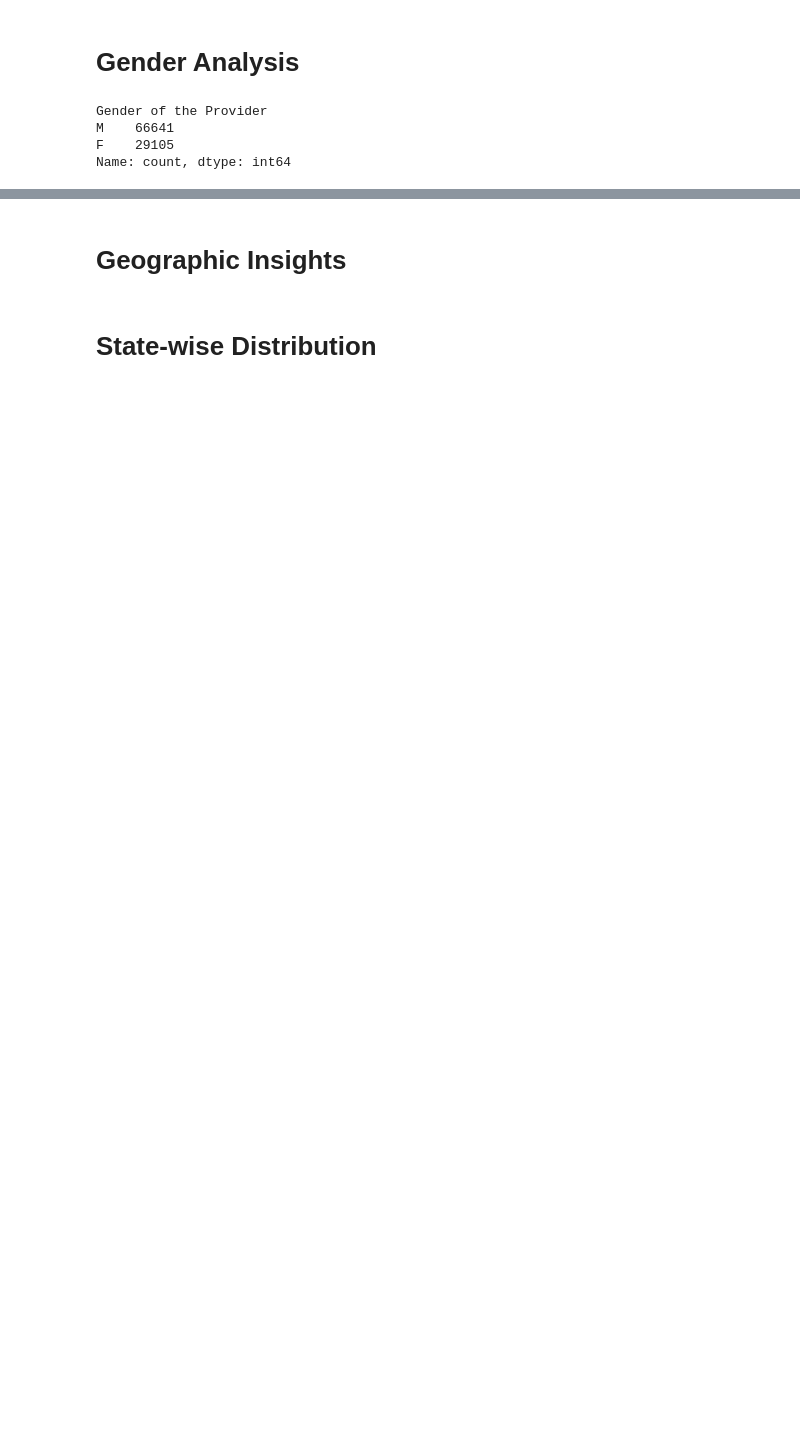
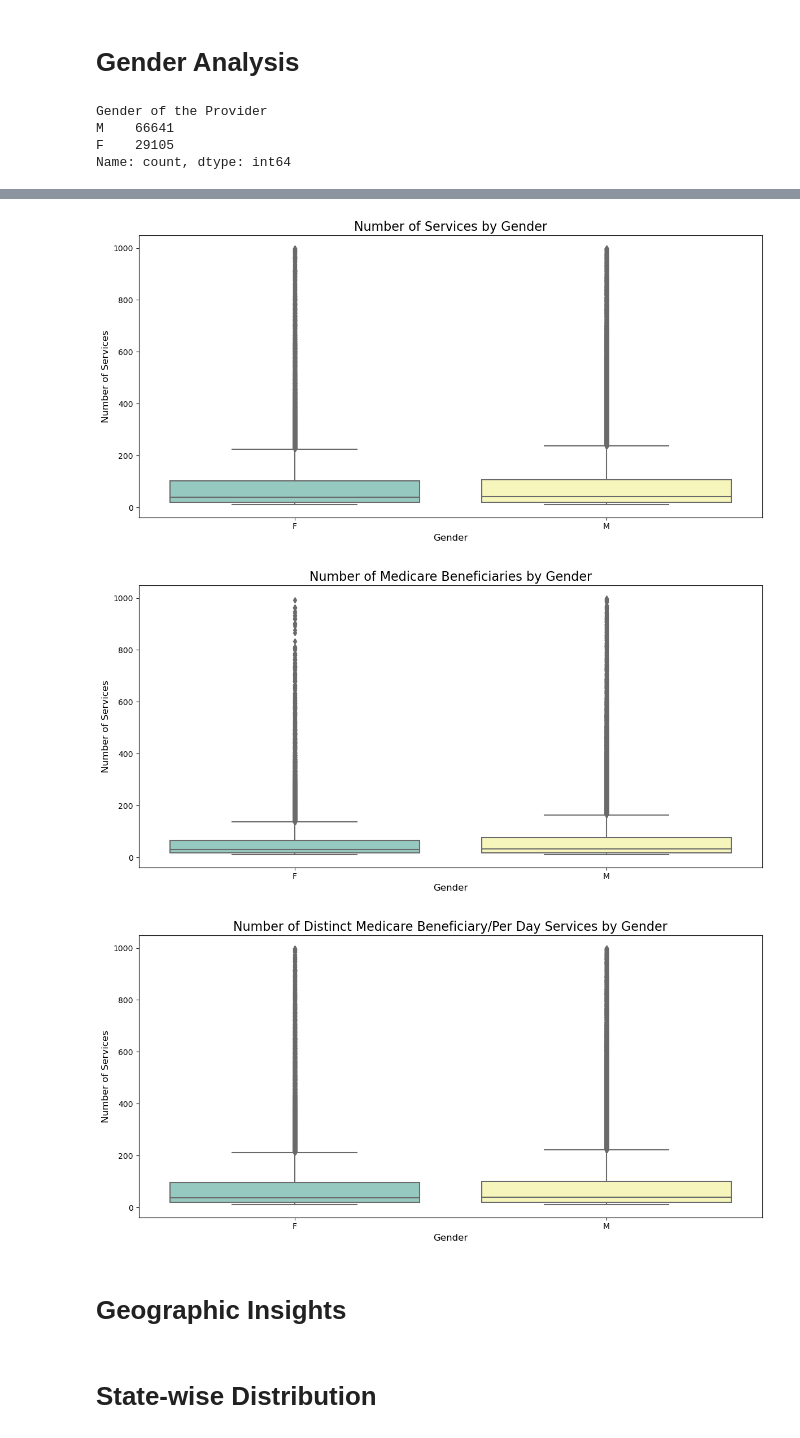
Before and after one commit to springboardmentor425/MediAlert-AI-Anomaly-Detection-for-Smarter-Healthcare-Insights, a Jupyter notebook: Task_01_EDA.ipynb, the cells around one changed output, grey strips where cells are left out. Cells and saved outputs as stored; diff of their text form; code cells hidden in the pictures; blank space fills up the shorter version.

```diff
--- a/Task_01_EDA.ipynb
+++ b/Task_01_EDA.ipynb
@@ -180,3 +225,29 @@ plt.show()
+# %%
+#Service Metrics:
+ # Number of Services
+ # Number of Medicare Beneficiaries
+ # Number of Distinct Medicare Beneficiary/Per Day Services
+
+service_metrics = [
+    'Number of Services', 'Number of Medicare Beneficiaries',
+    'Number of Distinct Medicare Beneficiary/Per Day Services']
+
+for metric in service_metrics:
+    plt.figure(figsize=(12, 6))
+    sns.boxplot(
+    x='Gender of the Provider',
+    y= metric,
+    data=dataset,
+    palette='Set3')
+    plt.title(f'{metric} by Gender', fontsize=16)
+    plt.xlabel('Gender', fontsize=12)
+    plt.ylabel('Number of Services', fontsize=12)
+    plt.tight_layout()
+    plt.show()
+# %% [output]
+[figure, added]
+[figure, added]
+[figure, added]
 # %% [markdown]
 # Geographic Insights
 # %% [markdown]
```
Also changed, not shown: parts of 28 cells of this notebook.
